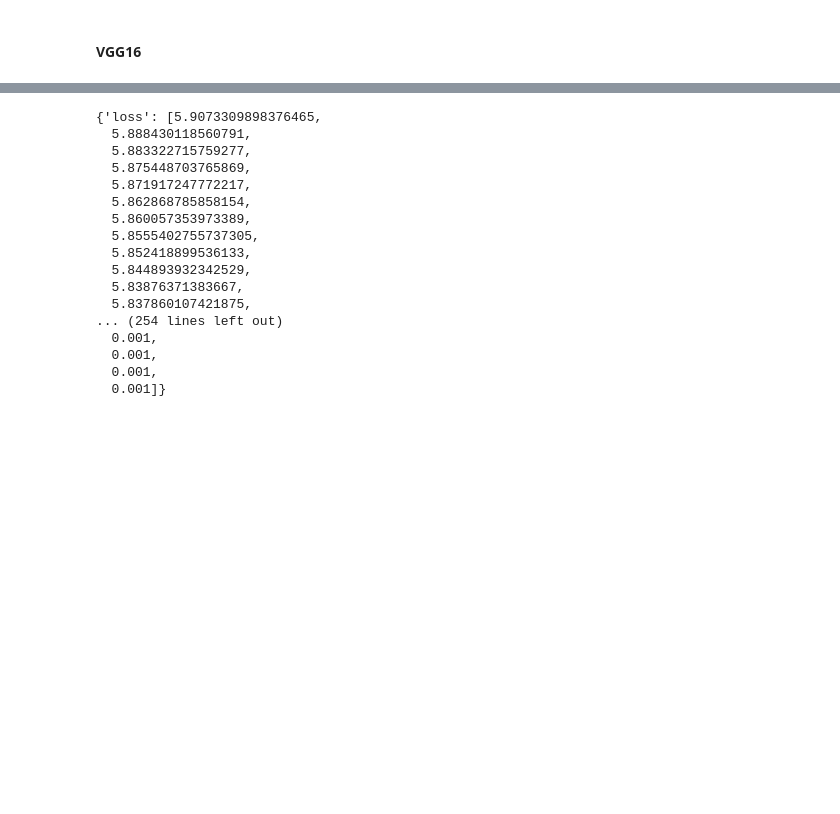
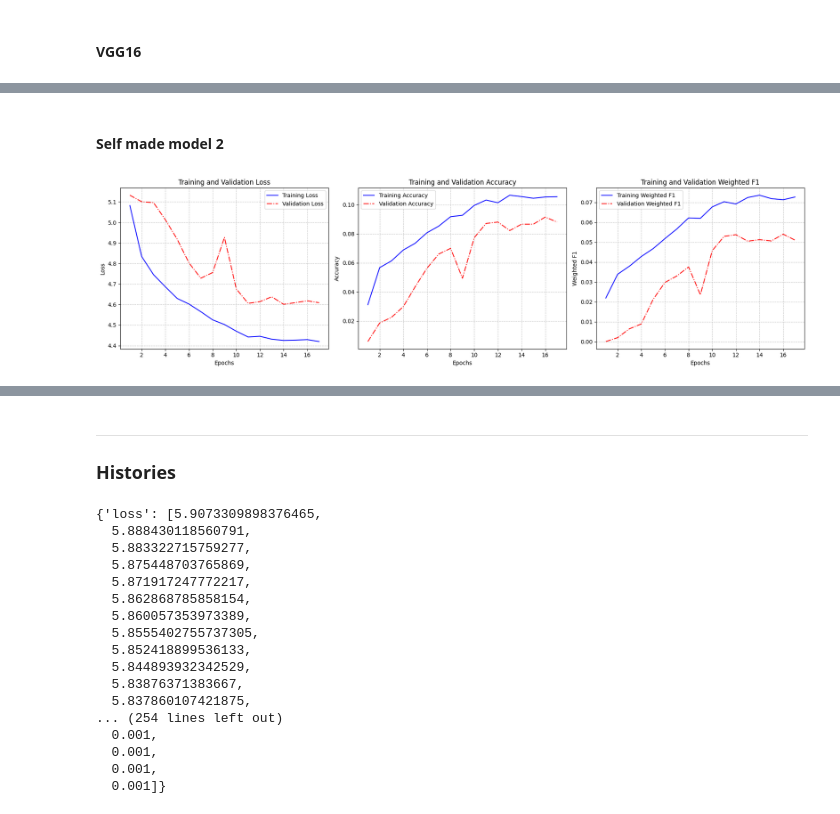
Before and after one commit to MaximilianLae/DL_Skin_Disease_Classification, a Jupyter notebook: 2. Experiments with different models.ipynb, the cells around one changed output, grey strips where cells are left out. Cells and saved outputs as stored; diff of their text form; code cells hidden in the pictures; blank space fills up the shorter version.

```diff
--- a/2. Experiments with different models.ipynb
+++ b/2. Experiments with different models.ipynb
@@ -446,0 +463,58 @@ history = model.fit(train_generator,
+# %% [markdown]
+#### Self made model 2
+# %%
+model = Sequential([
+    Conv2D(32, (3, 3), activation='relu', input_shape=(250, 250, 3)),
+    BatchNormalization(),
+    MaxPooling2D((2, 2)),
+
+    Conv2D(64, (3, 3), activation='relu'),
+    BatchNormalization(),
+    MaxPooling2D((2, 2)),
+
+    Conv2D(128, (3, 3), activation='relu'),
+    BatchNormalization(),
+    MaxPooling2D((2, 2)),
+
+    Conv2D(128, (3, 3), activation='relu'),
+    BatchNormalization(),
+    MaxPooling2D((2, 2)),
+
+    Conv2D(256, (3, 3), activation='relu'),
+    BatchNormalization(),
+    MaxPooling2D((2, 2)),
+
+    GlobalAveragePooling2D(),
+    Dense(1024, activation='relu', kernel_regularizer=l2(0.001)),
+    Dropout(0.3),
+    Dense(114, activation='softmax')
+])
+
+sgd_optimizer = SGD(learning_rate=0.001, momentum=0.9)
+
+model.compile(optimizer=sgd_optimizer,
+                loss='categorical_crossentropy',
+                metrics=['accuracy', weighted_f1_score, macro_f1_score])
+
+train_generator = train_datagen.flow_from_directory(
+    'dataset/train',
+    batch_size=128,
+    shuffle=True,
+    class_mode='categorical',
+    target_size=(250, 250))
+
+val_generator = val_datagen.flow_from_directory(
+    'dataset/val',
+    batch_size=128,
+    class_mode='categorical',
+    target_size=(250, 250))
+
+history_selfmade2 = model.fit(train_generator,
+                    validation_data=val_generator,
+                    epochs=30,
+                    steps_per_epoch=len(train_generator),
+                    validation_steps=len(val_generator),
+                    callbacks=[reduce_lr, early_stopping, model_checkpoint, clear_output_callback, plot_metrics_callback],
+                    verbose=1)
+# %% [output]
+[figure, added]
@@ -447,3 +522,6 @@ history = model.fit(train_generator,
+# %% [markdown]
+_____________
+### Histories
 # %%
 history_effnet.history
 # %% [output]
```
Also changed, not shown: parts of 10 cells of this notebook.
